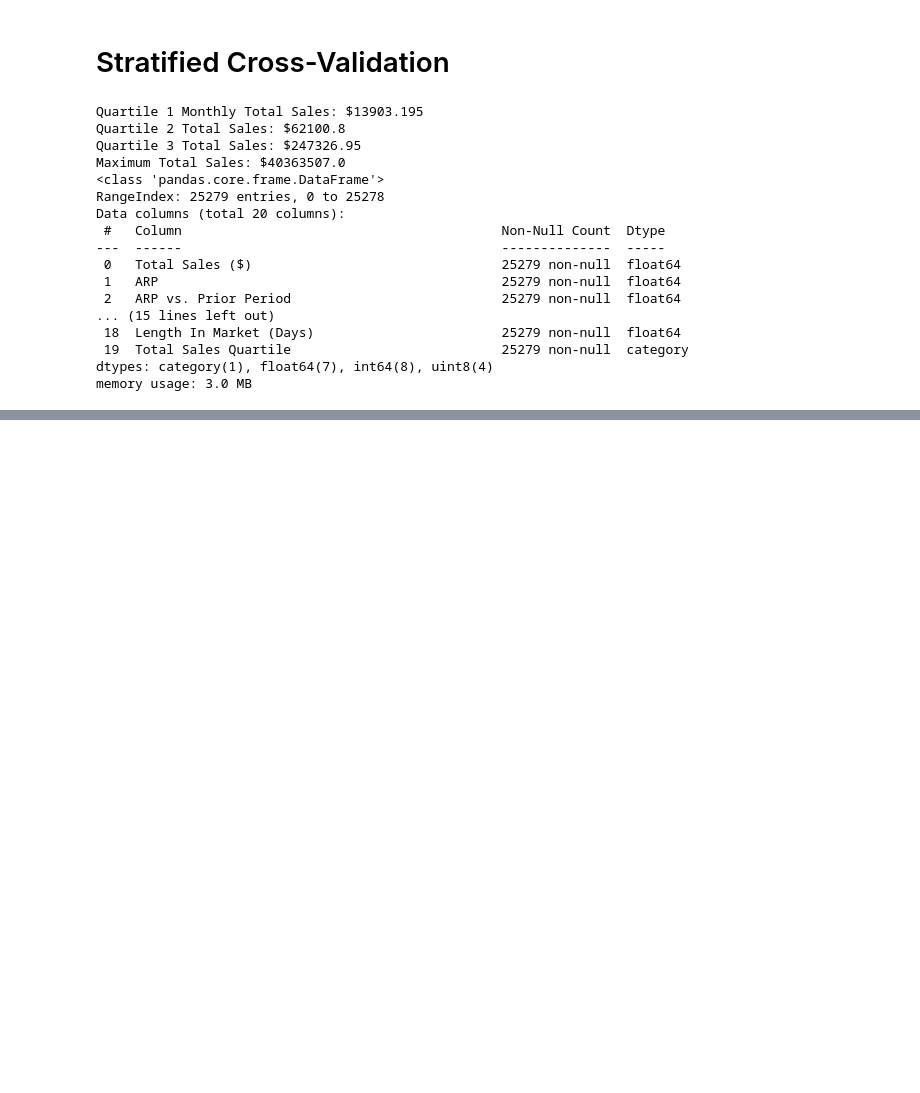
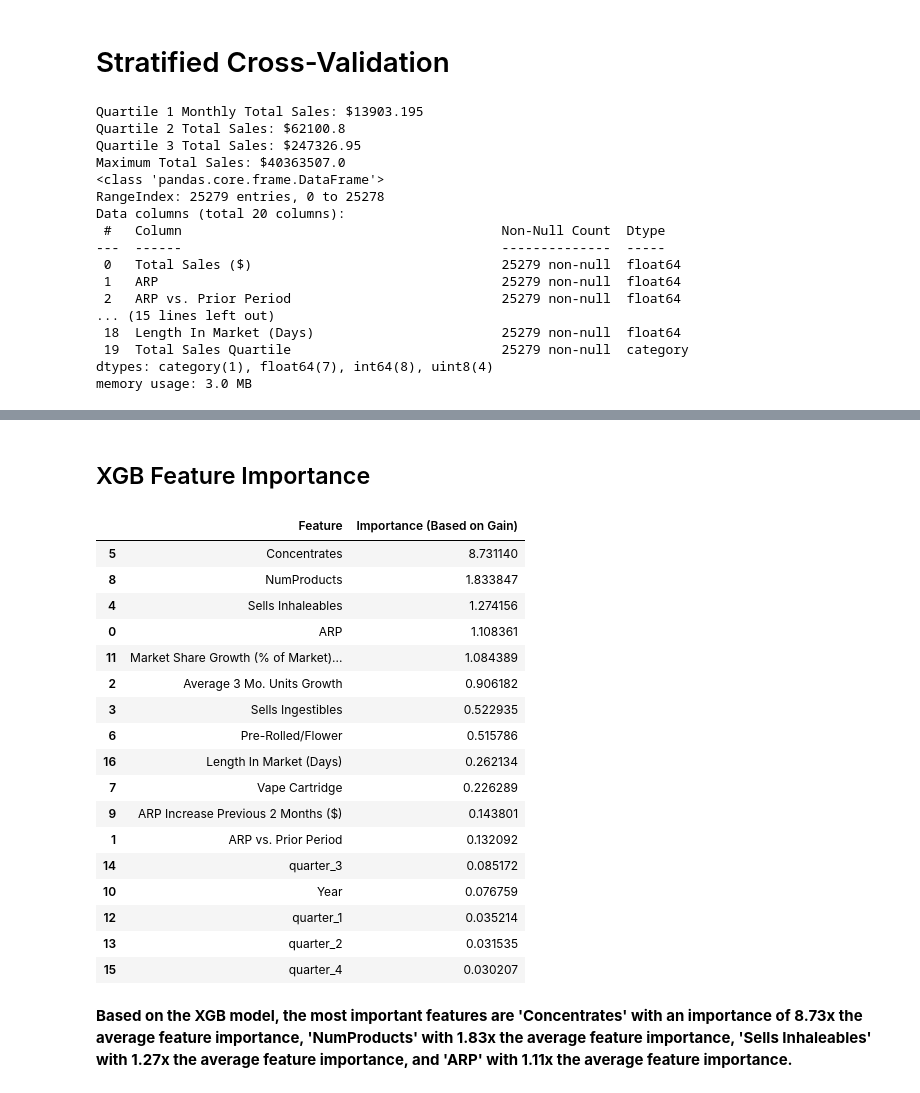
Before and after one commit to danielfrees/Cannabis_Market_Forecaster, a Jupyter notebook: Cookies_ML_Proj.ipynb, the cells around one changed output, grey strips where cells are left out. Cells and saved outputs as stored; diff of their text form; code cells hidden in the pictures; blank space fills up the shorter version.

Commit message:
Added Cross Validation & XGB Feature Importance

```diff
--- a/Cookies_ML_Proj.ipynb
+++ b/Cookies_ML_Proj.ipynb
@@ -1191,0 +1219,36 @@ for train_index, test_index in kfold.split(data, data['Total Sales Quartile']):
+# %% [markdown]
+<a id = 'xgbfeatures'></a>
+## XGB Feature Importance
+# %%
+#Available importance_types = [‘weight’, ‘gain’, ‘cover’, ‘total_gain’, ‘total_cover’] --> Choosing gain, to see which features were most important for improving XGB model accuracy
+inference = xgb_model.get_booster().get_score(importance_type= 'gain')
+inference
+
+mean_importance = np.mean(list(inference.values()))
+
+for key in inference:
+    inference[key] = inference[key] / mean_importance
+inference = pd.DataFrame.from_dict({'Feature': list(inference.keys()), 'Importance (Based on Gain)': list(inference.values())})
+inference.sort_values(by = 'Importance (Based on Gain)', inplace=True, ascending = False)
+inference
+# %% [output]
+|  | Feature | Importance (Based on Gain) |
+| 5 | Concentrates | 8.731140 |
+| 8 | NumProducts | 1.833847 |
+| 4 | Sells Inhaleables | 1.274156 |
+| 0 | ARP | 1.108361 |
+| 11 | Market Share Growth (% of Market)... | 1.084389 |
+| 2 | Average 3 Mo. Units Growth | 0.906182 |
+| 3 | Sells Ingestibles | 0.522935 |
+| 6 | Pre-Rolled/Flower | 0.515786 |
+| 16 | Length In Market (Days) | 0.262134 |
+| 7 | Vape Cartridge | 0.226289 |
+| 9 | ARP Increase Previous 2 Months ($) | 0.143801 |
+| 1 | ARP vs. Prior Period | 0.132092 |
+| 14 | quarter_3 | 0.085172 |
+| 10 | Year | 0.076759 |
+| 12 | quarter_1 | 0.035214 |
+| 13 | quarter_2 | 0.031535 |
+| 15 | quarter_4 | 0.030207 |
+# %% [markdown]
+**Based on the XGB model, the most important features are 'Concentrates' with an importance of 8.73x the average feature importance, 'NumProducts' with 1.83x the average feature importance, 'Sells Inhaleables' with 1.27x the average feature importance, and 'ARP' with 1.11x the average feature importance.**
```
Also changed, not shown: parts of 6 cells of this notebook.
